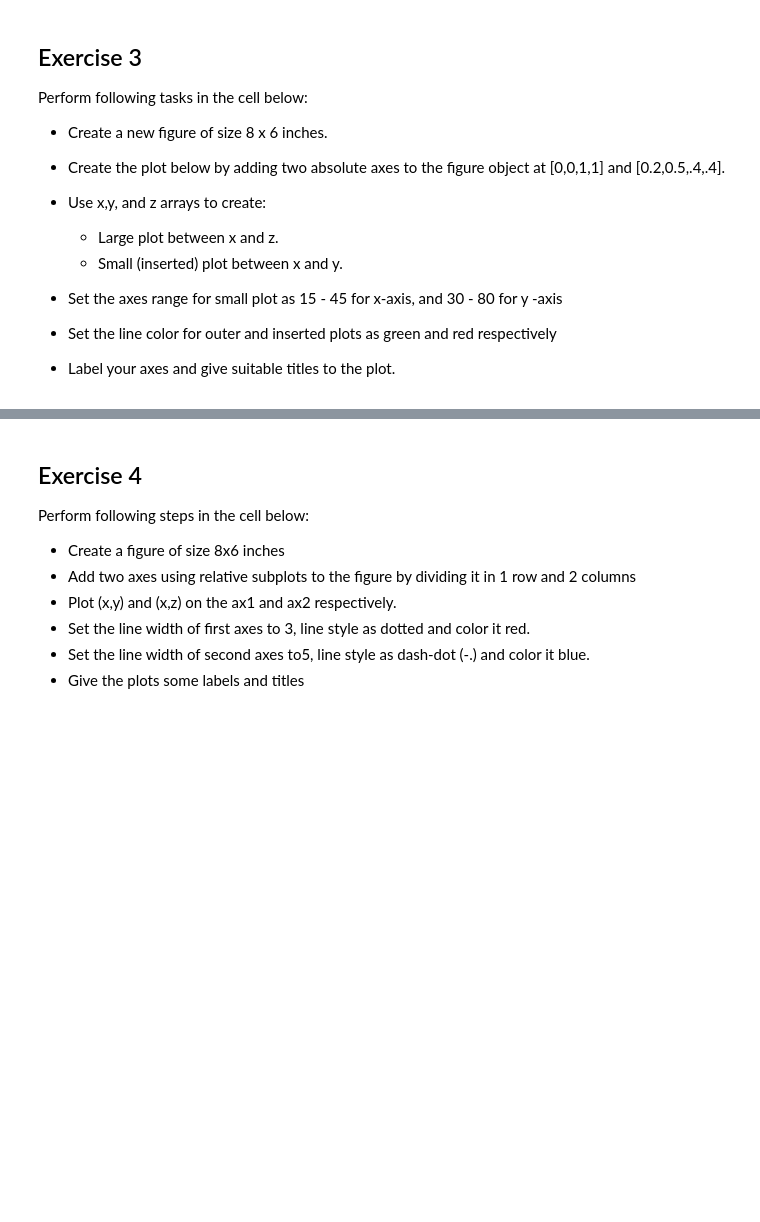
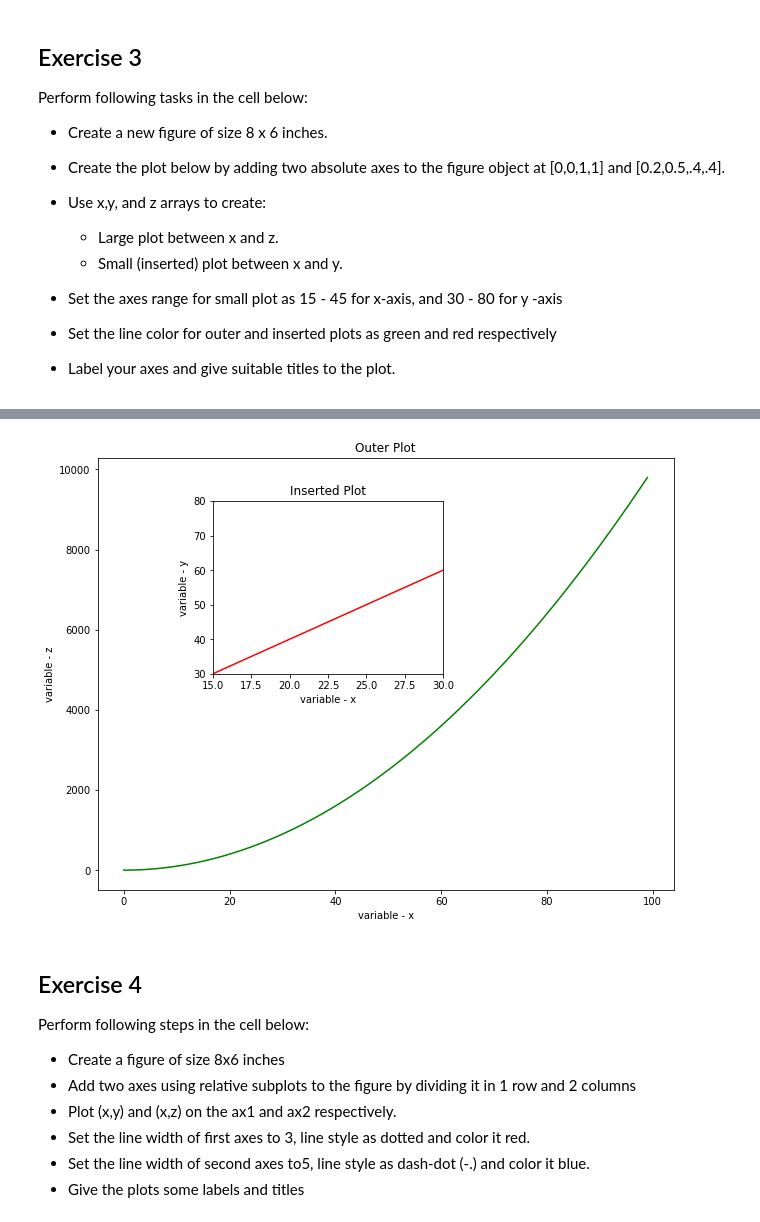
Before and after one commit to cenuno/dsc-1-03-13-customizing-visualizations-with-matplotlib-lab-seattle-ds-career-040119, a Jupyter notebook: index.ipynb, the cells around one changed output, grey strips where cells are left out. Saved outputs shown, nothing was run; the diff lists cells and outputs as text; code cells hidden in the pictures; blank space fills up the shorter version.

```diff
--- a/index.ipynb
+++ b/index.ipynb
@@ -99,3 +96,25 @@ Perform following tasks in the cell below:
+# %%
+fig = plt.figure(figsize = (8,6))
+
+ax = fig.add_axes([0,0,1,1])
+ax2 = fig.add_axes([0.2,0.5,.4,.4])
+
+ax.plot(x,z, color = 'green')
+ax.set_xlabel('variable - x')
+ax.set_ylabel('variable - z')
+ax.set_title ('Outer Plot')
+
+
+ax2.plot(x,y, color = 'red')
+ax2.set_xlabel('variable - x')
+ax2.set_ylabel('variable - y')
+ax2.set_title('Inserted Plot')
+ax2.set_xlim(15,30)
+ax2.set_ylim(30,80)
+
+plt.show()
+# %% [output]
+[figure, added]
 # %% [markdown]
 ## Exercise 4
 
```
Also changed, not shown: parts of 1 cell of this notebook.
